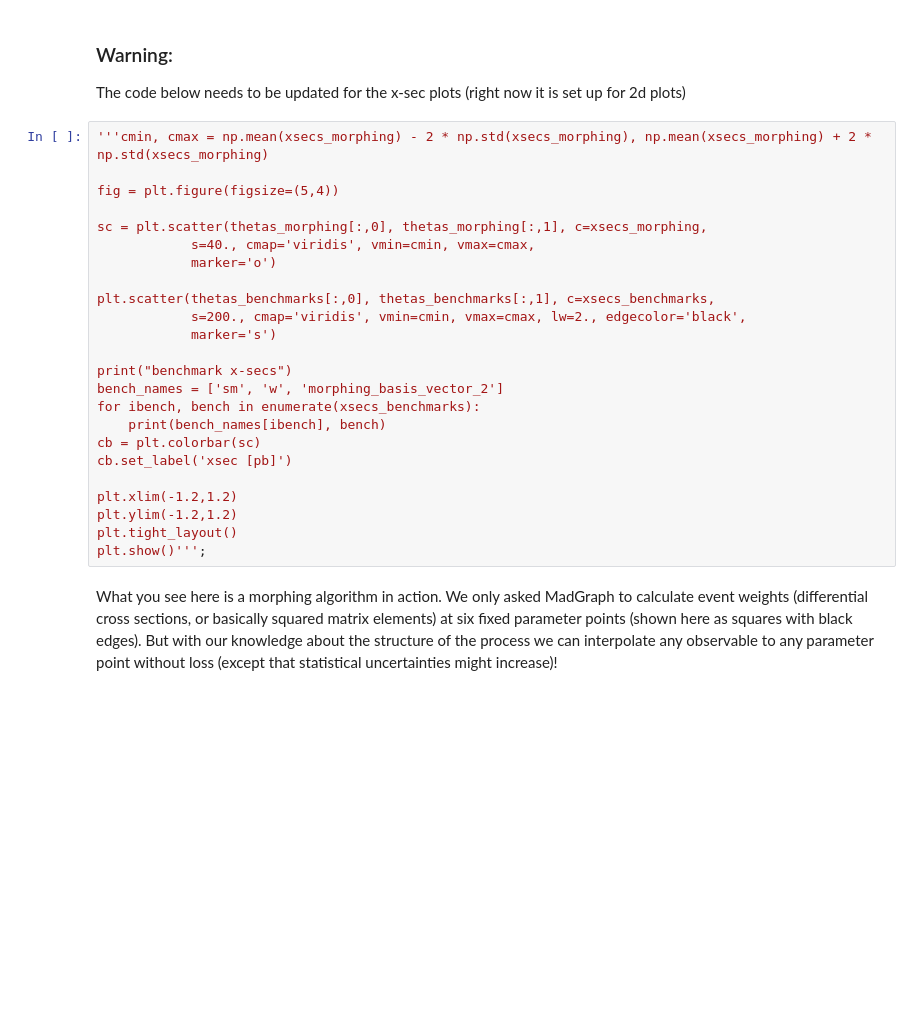
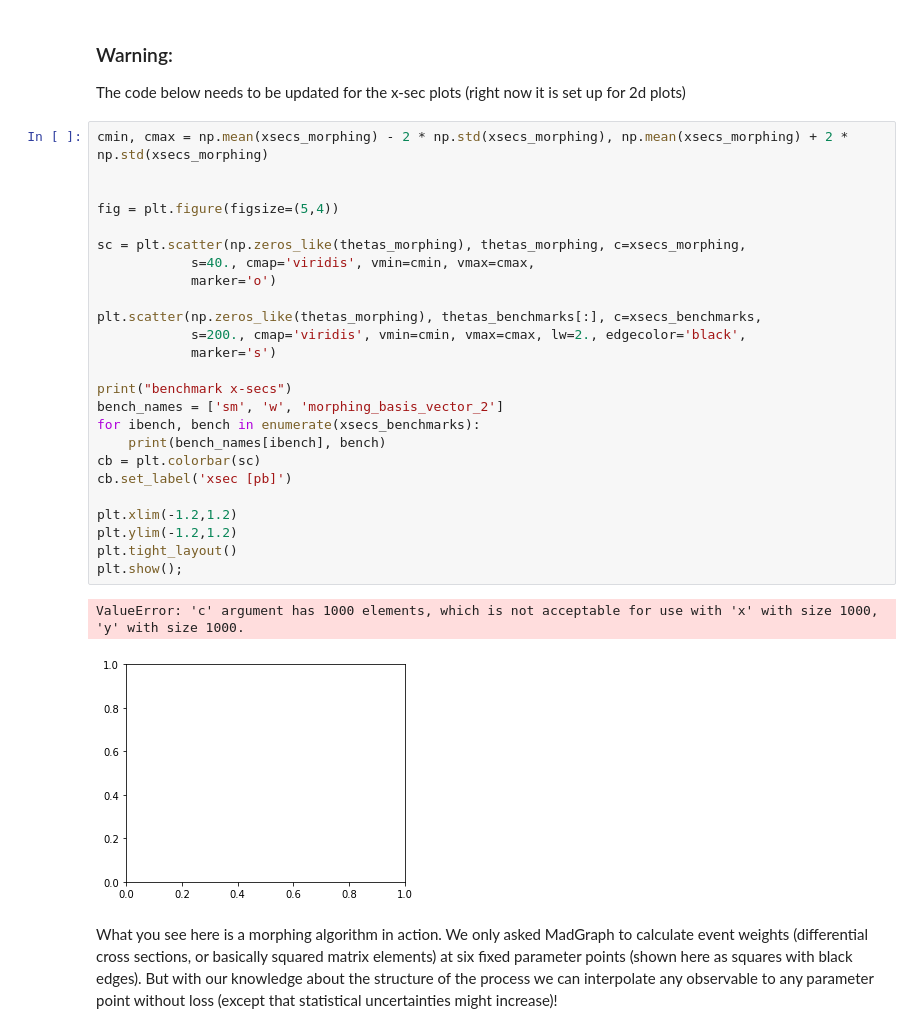
Before and after one commit to luclepot/ttH_CP, a Jupyter notebook: tutorial_4_Sampling.ipynb, the cells around one changed output. Saved outputs shown, nothing was run; the diff lists cells and outputs as text; blank space fills up the shorter version.

```diff
--- a/tutorial_4_Sampling.ipynb
+++ b/tutorial_4_Sampling.ipynb
@@ -136,28 +136,32 @@ morphing_basis_vector_2 0.5838223908189969
 ### Warning:
 The code below needs to be updated for the x-sec plots (right now it is set up for 2d plots)
 # %%
-'''cmin, cmax = np.mean(xsecs_morphing) - 2 * np.std(xsecs_morphing), np.mean(xsecs_morphing) + 2 * np.std(xsecs_morphing)
+cmin, cmax = np.mean(xsecs_morphing) - 2 * np.std(xsecs_morphing), np.mean(xsecs_morphing) + 2 * np.std(xsecs_morphing)
+
 
 fig = plt.figure(figsize=(5,4))
 
-sc = plt.scatter(thetas_morphing[:,0], thetas_morphing[:,1], c=xsecs_morphing,
+sc = plt.scatter(np.zeros_like(thetas_morphing), thetas_morphing, c=xsecs_morphing,
             s=40., cmap='viridis', vmin=cmin, vmax=cmax,
             marker='o')
 
-plt.scatter(thetas_benchmarks[:,0], thetas_benchmarks[:,1], c=xsecs_benchmarks,
+plt.scatter(np.zeros_like(thetas_morphing), thetas_benchmarks[:], c=xsecs_benchmarks,
             s=200., cmap='viridis', vmin=cmin, vmax=cmax, lw=2., edgecolor='black',
             marker='s')
 
 print("benchmark x-secs")
 bench_names = ['sm', 'w', 'morphing_basis_vector_2']
 for ibench, bench in enumerate(xsecs_benchmarks):
     print(bench_names[ibench], bench)
 cb = plt.colorbar(sc)
 cb.set_label('xsec [pb]')
 
 plt.xlim(-1.2,1.2)
 plt.ylim(-1.2,1.2)
 plt.tight_layout()
-plt.show()''';
+plt.show();
+# %% [output]
+ValueError: 'c' argument has 1000 elements, which is not acceptable for use with 'x' with size 1000, 'y' with size 1000.
+[figure, added]
 # %% [markdown]
 What  you see here is a morphing algorithm in action. We only asked MadGraph to calculate event weights (differential cross sections, or basically squared matrix elements) at six fixed parameter points (shown here as squares with black edges). But with our knowledge about the structure of the process we can interpolate any observable to any parameter point without loss (except that statistical uncertainties might increase)!
```
Also changed, not shown: parts of 2 cells of this notebook, 20 other files.
